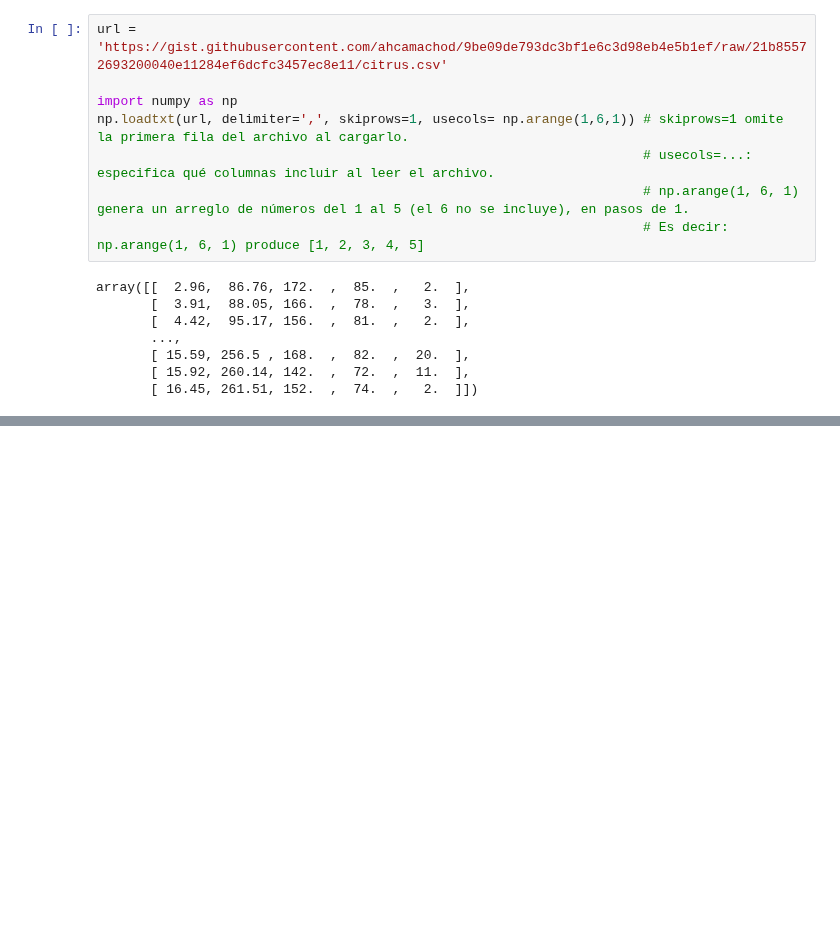
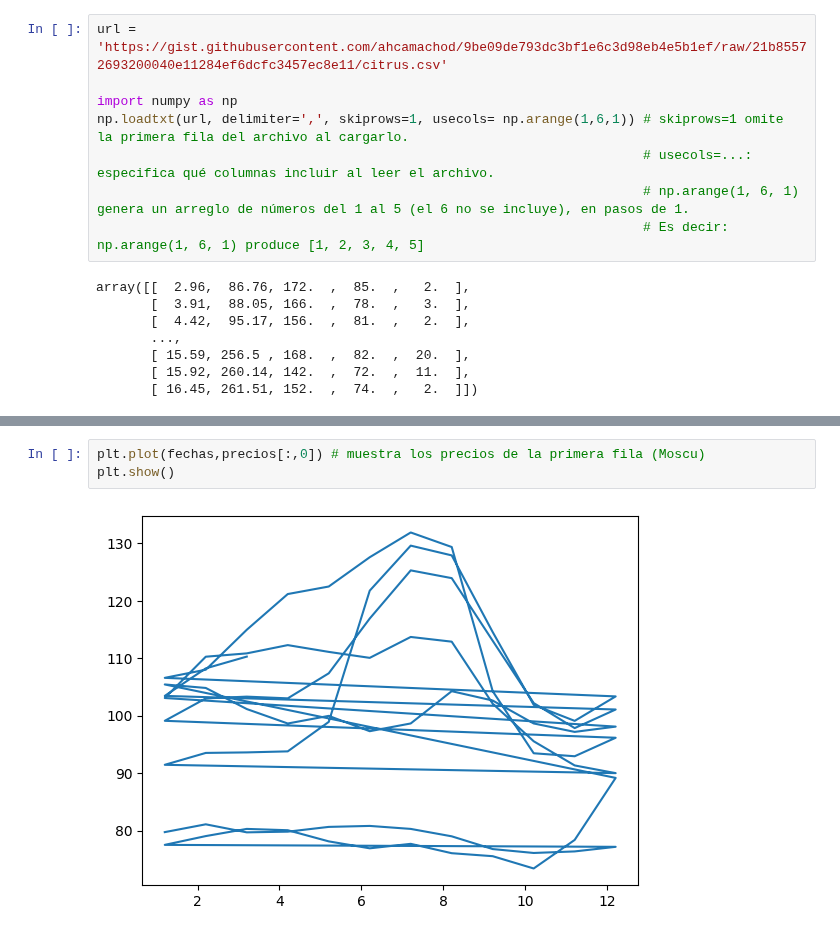
Before and after one commit to Nataliahfk/Python_Data_Science, a Jupyter notebook: Numpy.ipynb, the cells around one changed output, grey strips where cells are left out. Cells and saved outputs as stored; diff of their text form; blank space fills up the shorter version.

```diff
--- a/Numpy.ipynb
+++ b/Numpy.ipynb
@@ -169,0 +238,5 @@ array([[  2.96,  86.76, 172.  ,  85.  ,   2.  ],
+# %%
+plt.plot(fechas,precios[:,0]) # muestra los precios de la primera fila (Moscu)
+plt.show()
+# %% [output]
+[figure, added]
```
Also changed, not shown: parts of 11 cells of this notebook.
